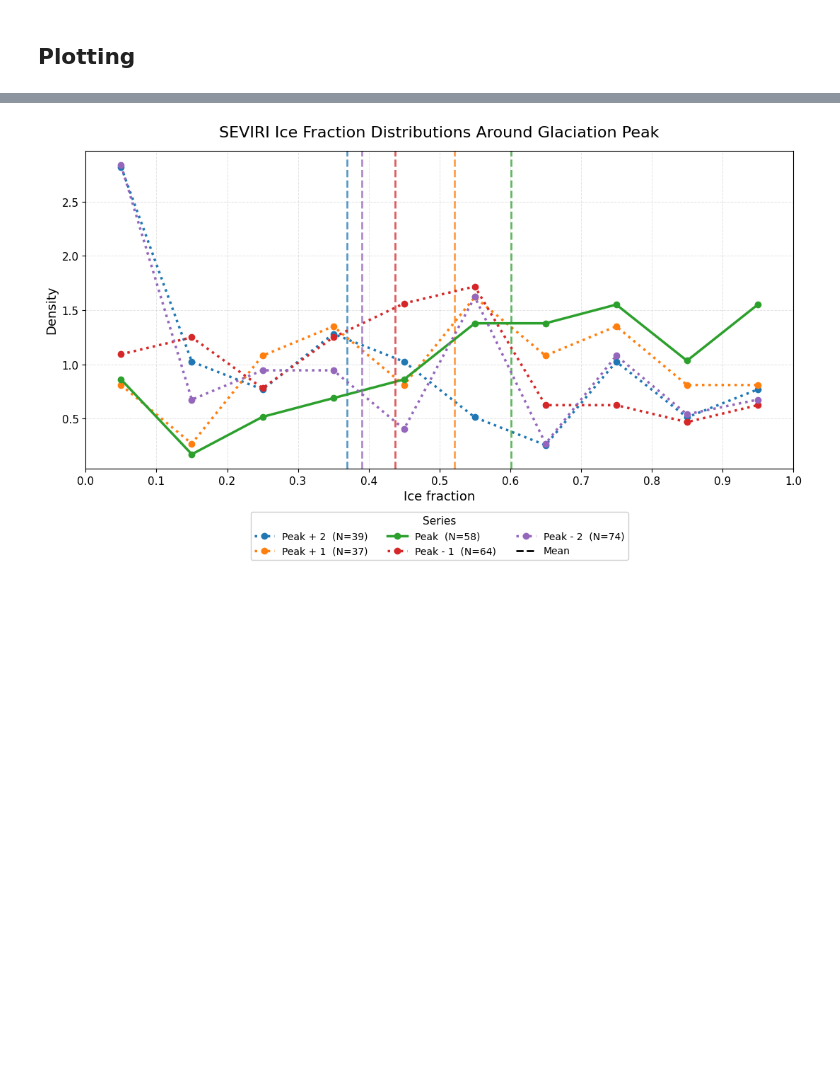
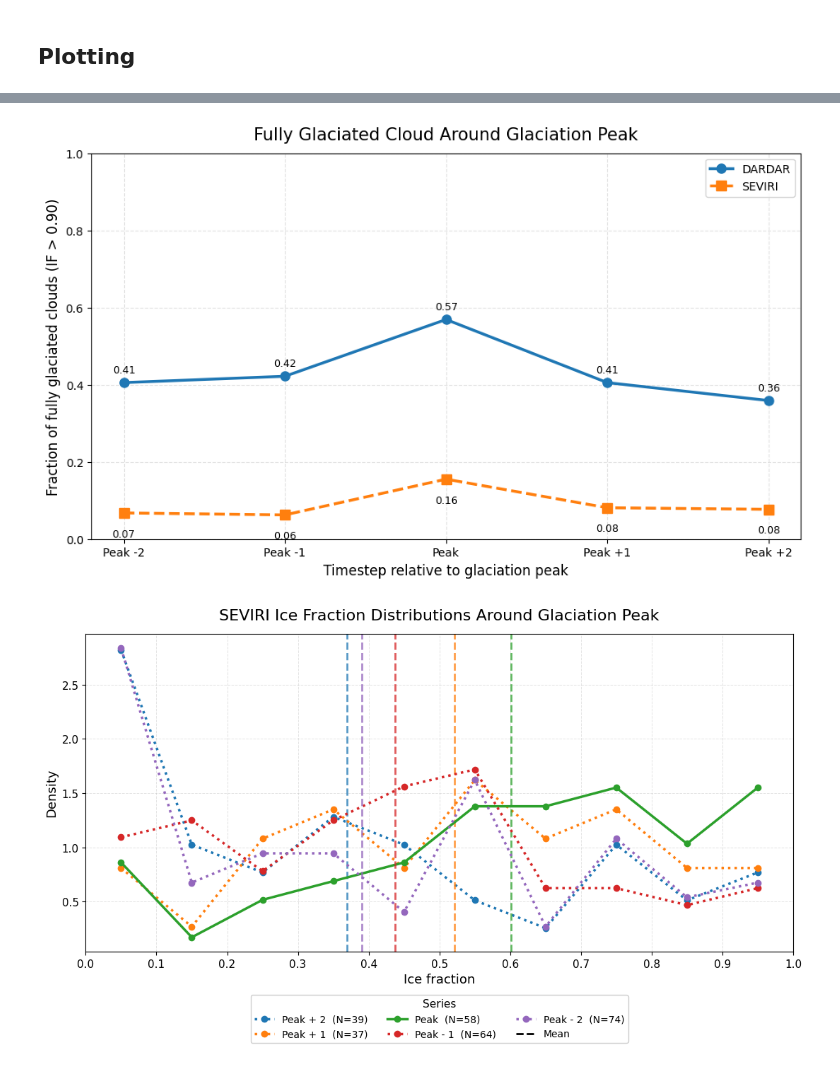
Before and after one commit to DragomirNikolov/MSGI, a Jupyter notebook: plotting/daradar_validation_plots.ipynb, the cells around one changed output, grey strips where cells are left out. Saved outputs shown, nothing was run; the diff lists cells and outputs as text; code cells hidden in the pictures; blank space fills up the shorter version.

```diff
--- a/plotting/daradar_validation_plots.ipynb
+++ b/plotting/daradar_validation_plots.ipynb
@@ -260,3 +260,71 @@ plt.show()
+# %%
+import numpy as np
+import matplotlib.pyplot as plt
+
+# timesteps in plotting order
+timesteps = [2, 1, 0, -1, -2]
+
+ice_phase_thresh = 0.8
+# corresponding column names
+dardar_cols = [f"dd_{i}_prepeak_if" for i in timesteps]
+seviri_cols = [f"seviri_{i}_prepeak_if" for i in timesteps]
+
+x_labels = ["Peak -2", "Peak -1", "Peak", "Peak +1", "Peak +2"]
+
+dardar_frac = []
+seviri_frac = []
+dardar_n = []
+seviri_n = []
+
+for dd_col, sev_col in zip(dardar_cols, seviri_cols):
+    # DARDAR
+    dd_vals = df_glac[dd_col].dropna()
+    dd_vals = dd_vals[(dd_vals >= 0) & (dd_vals <= 1)]
+    dardar_frac.append((dd_vals > ice_phase_thresh).mean() if len(dd_vals) > 0 else np.nan)
+    dardar_n.append(len(dd_vals))
+
+    # SEVIRI
+    sev_vals = df_glac[sev_col].dropna()
+    sev_vals = sev_vals[(sev_vals >= 0) & (sev_vals <= 1)]
+    seviri_frac.append((sev_vals > ice_phase_thresh).mean() if len(sev_vals) > 0 else np.nan)
+    seviri_n.append(len(sev_vals))
+
+dardar_frac = np.array(dardar_frac)
+seviri_frac = np.array(seviri_frac)
+
+plt.figure(figsize=(9.5, 5.8))
+
+plt.plot(
+    x_labels, dardar_frac,
+    marker="o", linewidth=2.5, markersize=8,
+    label="DARDAR"
+)
+
+plt.plot(
+    x_labels, seviri_frac,
+    marker="s", linewidth=2.5, markersize=8,
+    linestyle="--",
+    label="SEVIRI"
+)
+
+# optional point labels
+for x, y, n in zip(x_labels, dardar_frac, dardar_n):
+    plt.text(x, y + 0.02, f"{y:.2f}", ha="center", va="bottom", fontsize=9)
+
+for x, y, n in zip(x_labels, seviri_frac, seviri_n):
+    plt.text(x, y - 0.04, f"{y:.2f}", ha="center", va="top", fontsize=9)
+
+plt.ylabel(f"Fraction of fully glaciated clouds (IF > {ice_phase_thresh:.2f})", fontsize=12)
+plt.xlabel("Timestep relative to glaciation peak", fontsize=12)
+plt.title("Fully Glaciated Cloud Around Glaciation Peak", fontsize=15, pad=12)
+
+plt.ylim(0, 1)
+plt.grid(True, linestyle="--", alpha=0.35)
+plt.legend(frameon=True)
+plt.tight_layout()
+plt.show()
+# %% [output]
+[figure, added]
 # %%
 import numpy as np
 import matplotlib.pyplot as plt
```
Also changed, not shown: parts of 4 cells of this notebook, 13 other files.
